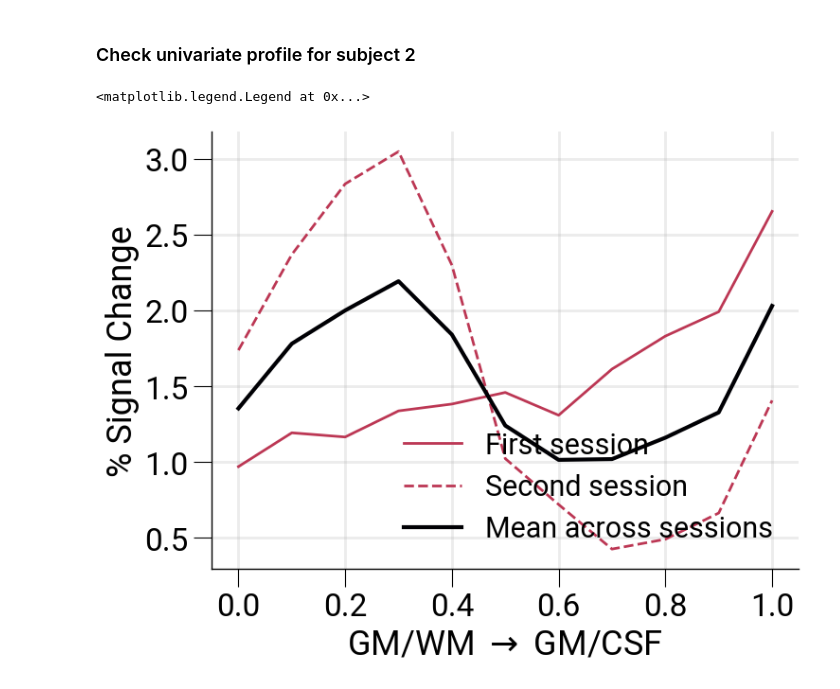
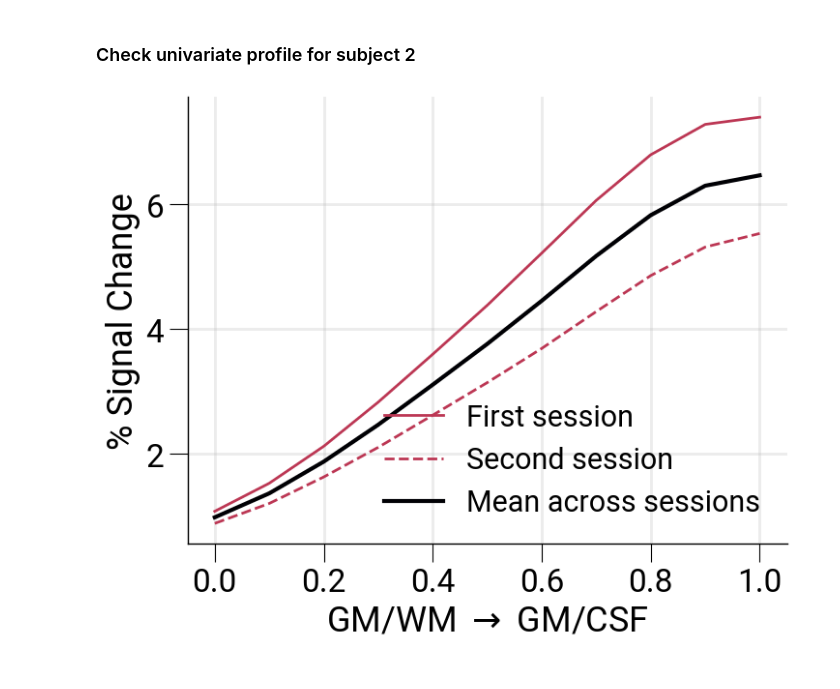
Before and after one commit to haenelt/odc, a Jupyter notebook: notebooks_marianna/check_univariate_profile.ipynb, the cells around one changed output. Drawn from its saved outputs; the diff is of its cells as text; code cells hidden in the pictures.

```diff
--- a/notebooks_marianna/check_univariate_profile.ipynb
+++ b/notebooks_marianna/check_univariate_profile.ipynb
@@ -1,6 +1,7 @@
 # %% [markdown]
 ### Check univariate profile for subject 2
 # %%
+from pathlib import Path
 import os
 import sys
 module_path = os.path.abspath(os.path.join('..'))
@@ -26,7 +27,7 @@ SUBJECT = "p2"
 SESS = "GE_EPI" # GE_EPI, SE_EPI, VASO, VASO_uncorrected
 METRIC = "psc"
 NMAX = 200  # int | NoneNone
-USE_MARIANNA = False  # use mariannas labels
+USE_MARIANNA = True  # use mariannas labels
 # %%
 def get_label(subj):
     # get label and hemisphere
@@ -111,24 +112,26 @@ def get_profile(subj, sess, day, use_marianna=True):
 # %%
 x = np.linspace(0, 1, N_LAYER)
 y1 = get_profile(SUBJECT, SESS, 0, USE_MARIANNA)
 y2 = get_profile(SUBJECT, SESS, 1, USE_MARIANNA)
 y3 = np.append(y1, y2)
 if SESS == "VASO":
     y1 *= -1
     y2 *= -1
     y3 *= -1
 
 fig, ax = plt.subplots()
 color = ColMap.hex_colors
 ax.plot(x, y1, color=color[1], linestyle="-", label="First session")
 ax.plot(x, y2, color=color[1], linestyle="--", label="Second session")
 ax.plot(x, (y1+y2)/2, color=color[0], linestyle="-", label="Mean across sessions", lw=3)
 ax.set_xlabel(r"GM/WM $\rightarrow$ GM/CSF")
 if SESS == "VASO":
     ax.set_ylabel("Negative % Signal Change")
 else:
     ax.set_ylabel("% Signal Change")
 ax.legend(loc="lower right")
+dir_out = Path("/data/pt_01880")
+file_out = dir_out / f"{METRIC}_{SESS}_marianna.svg" if USE_MARIANNA else dir_out / f"{METRIC}_{SESS}_daniel.svg"
+fig.savefig(file_out, dpi=300, bbox_inches="tight", transparent=True, format="svg")
 # %% [output]
-<matplotlib.legend.Legend at 0x...>
-[figure, old version]
+[figure, new version]
```
